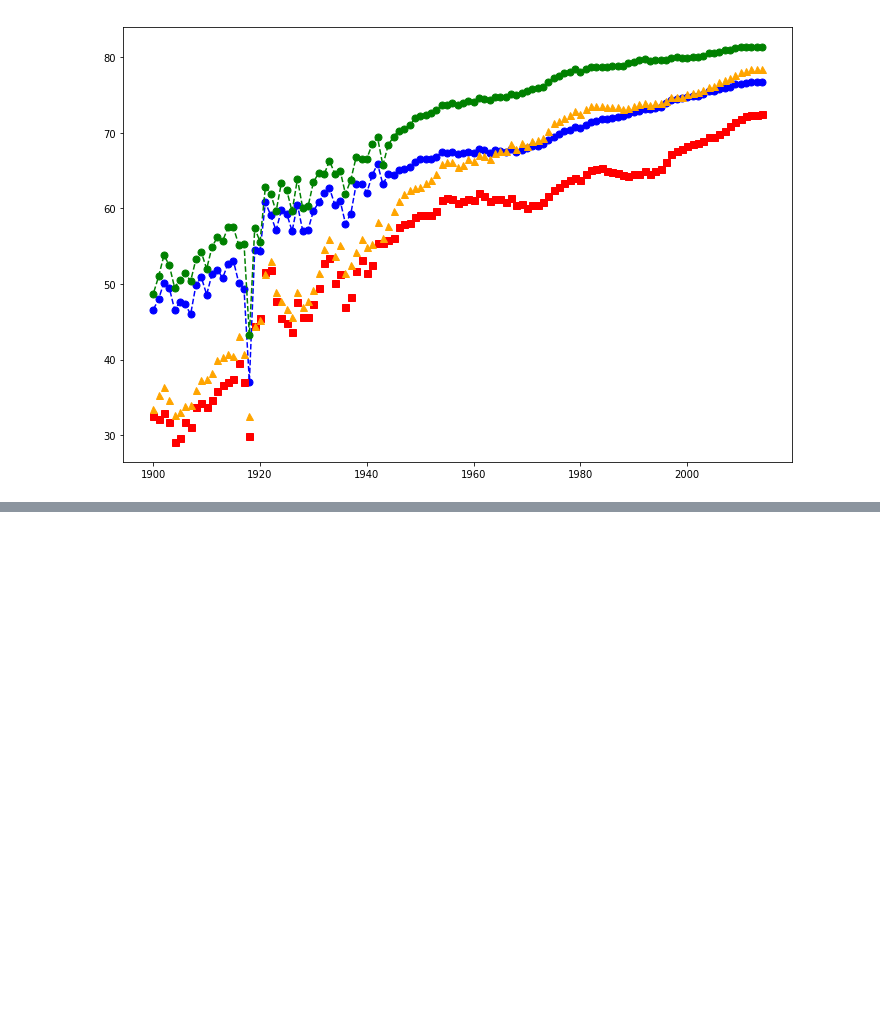
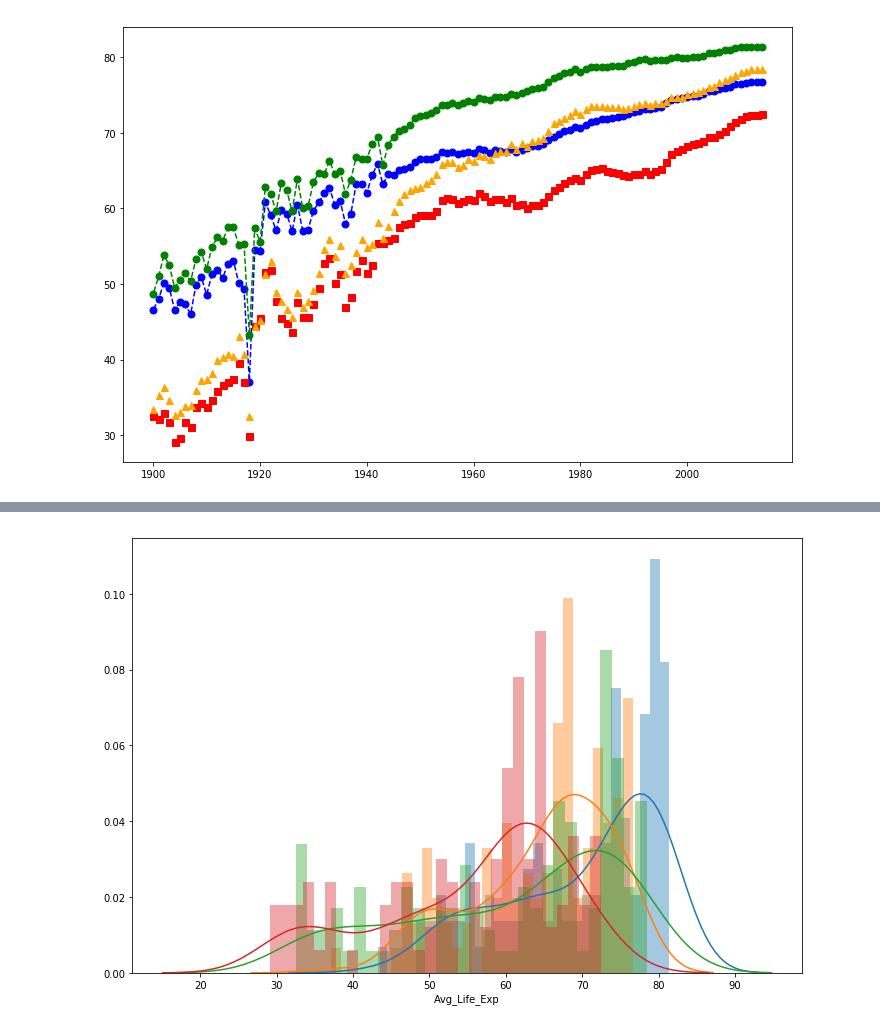
Before and after one commit to DataScienceSp/creations, a Jupyter notebook: Life Expectancy Analysis.ipynb, the cells around one changed output, grey strips where cells are left out. Cells and saved outputs as stored; diff of their text form; code cells hidden in the pictures; blank space fills up the shorter version.

```diff
--- a/Life Expectancy Analysis.ipynb
+++ b/Life Expectancy Analysis.ipynb
@@ -83,0 +120,7 @@ plt.plot(df_black_female['Avg_Life_Exp'], c='Orange', ms=7, ls='', marker='^')
+# %%
+vis1 = sns.distplot(df_white_female['Avg_Life_Exp'], bins=30)
+vis2 = sns.distplot(df_white_male['Avg_Life_Exp'], bins=30)
+vis3 = sns.distplot(df_black_female['Avg_Life_Exp'], bins=30)
+vis4 = sns.distplot(df_black_male['Avg_Life_Exp'], bins=30)
+# %% [output]
+[figure, added]
```
Also changed, not shown: parts of 11 cells of this notebook.
